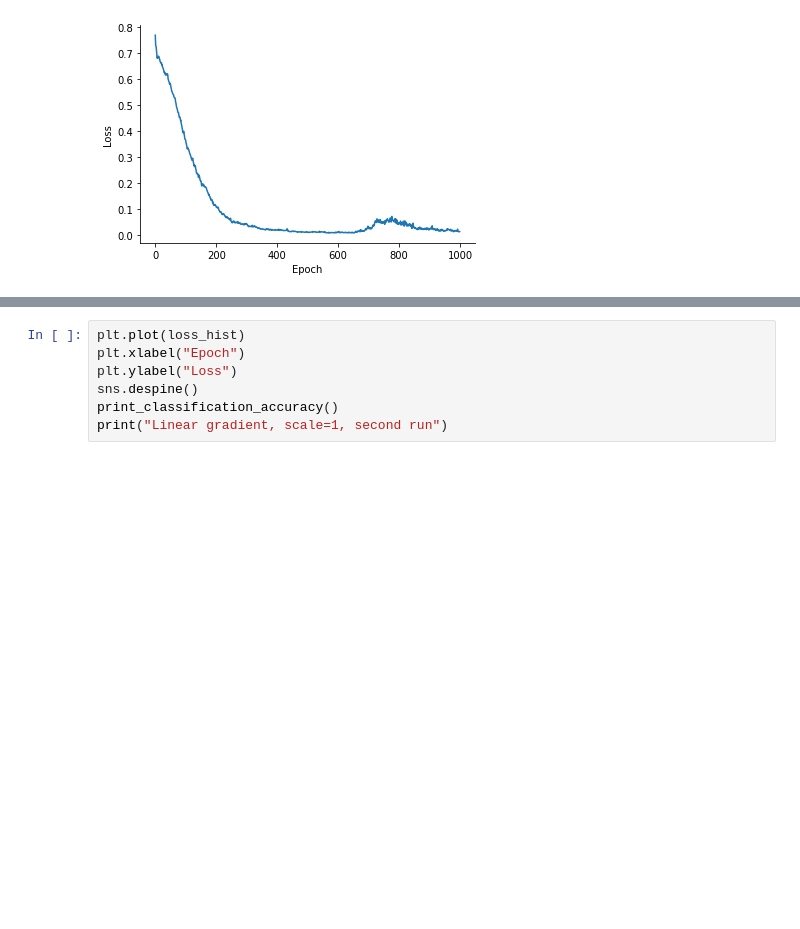
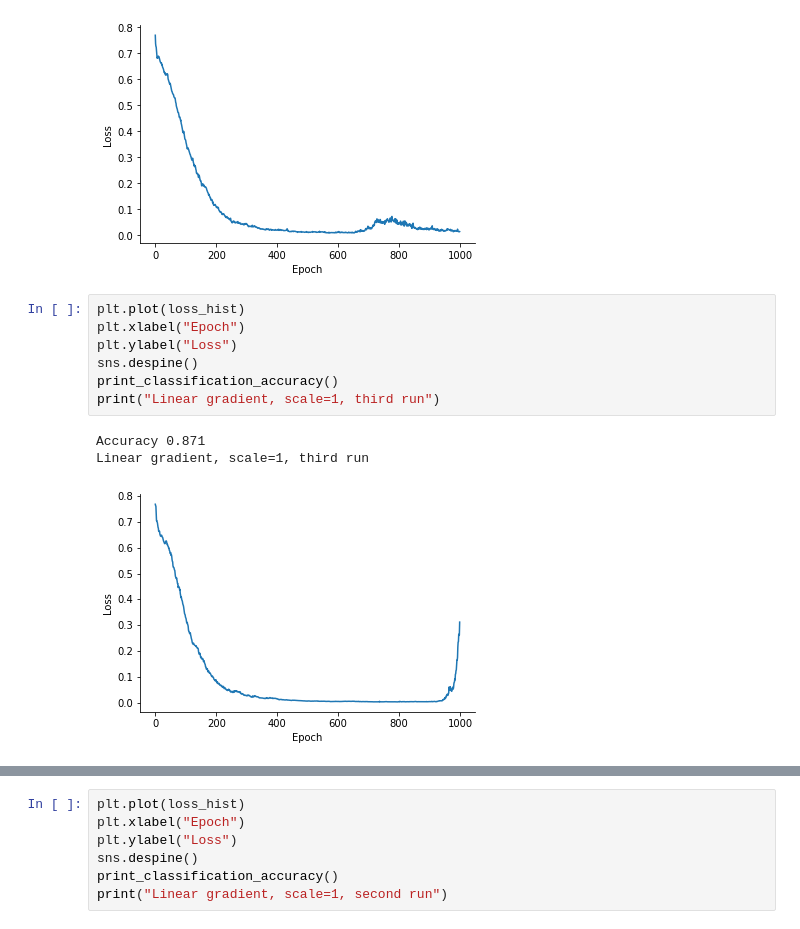
Before and after one commit to kernfel/cantata, a Jupyter notebook: Proof of concept, part 1, spikes.ipynb, the cells around one changed output, grey strips where cells are left out. Cells and saved outputs as stored; diff of their text form; blank space fills up the shorter version.

```diff
--- a/Proof of concept, part 1, spikes.ipynb
+++ b/Proof of concept, part 1, spikes.ipynb
@@ -316,3 +327,14 @@ print("Linear gradient, scale=0.5")
 Accuracy 1.000
 Linear gradient, scale=0.5
 [figure]
+# %%
+plt.plot(loss_hist)
+plt.xlabel("Epoch")
+plt.ylabel("Loss")
+sns.despine()
+print_classification_accuracy()
+print("Linear gradient, scale=1, third run")
+# %% [output]
+Accuracy 0.871
+Linear gradient, scale=1, third run
+[figure, added]
```
Also changed, not shown: parts of 9 cells of this notebook.
